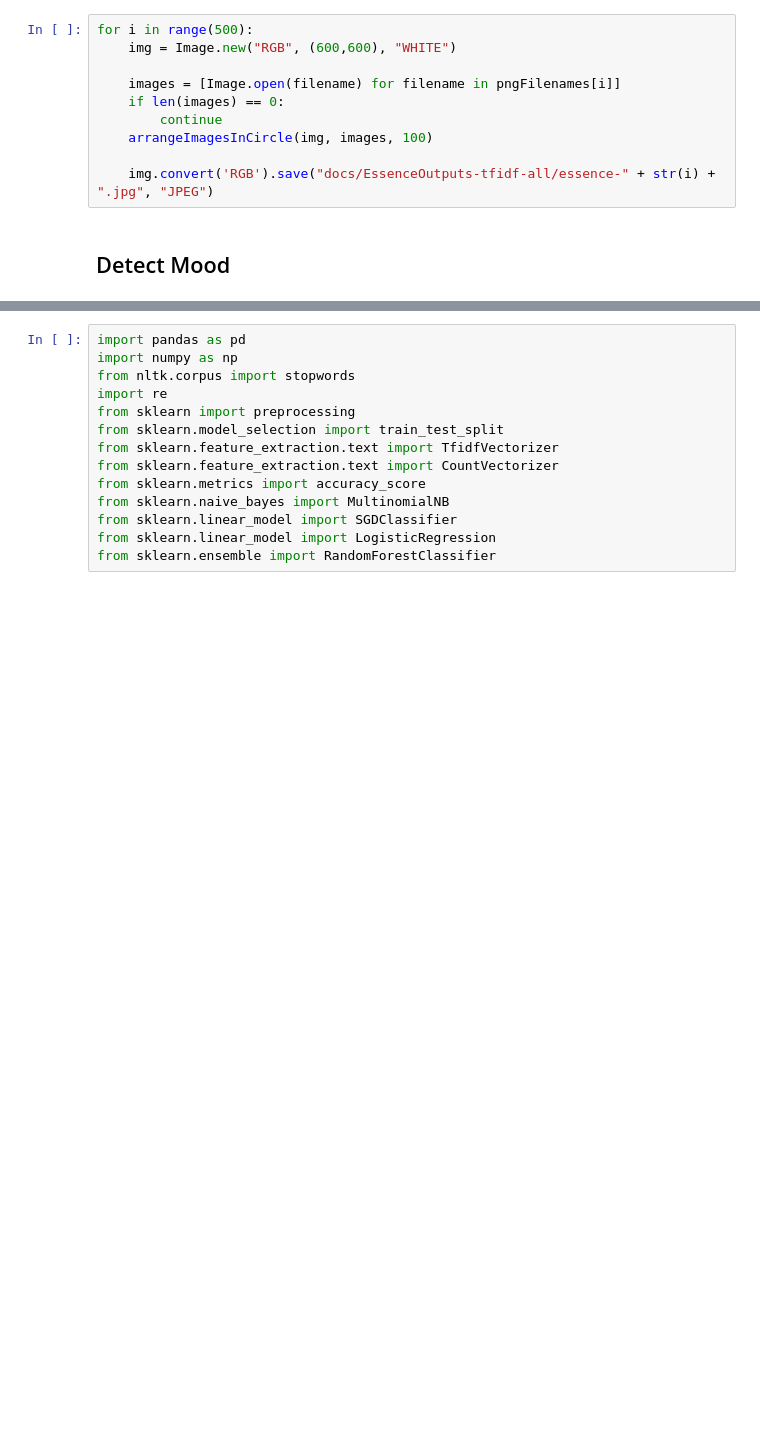
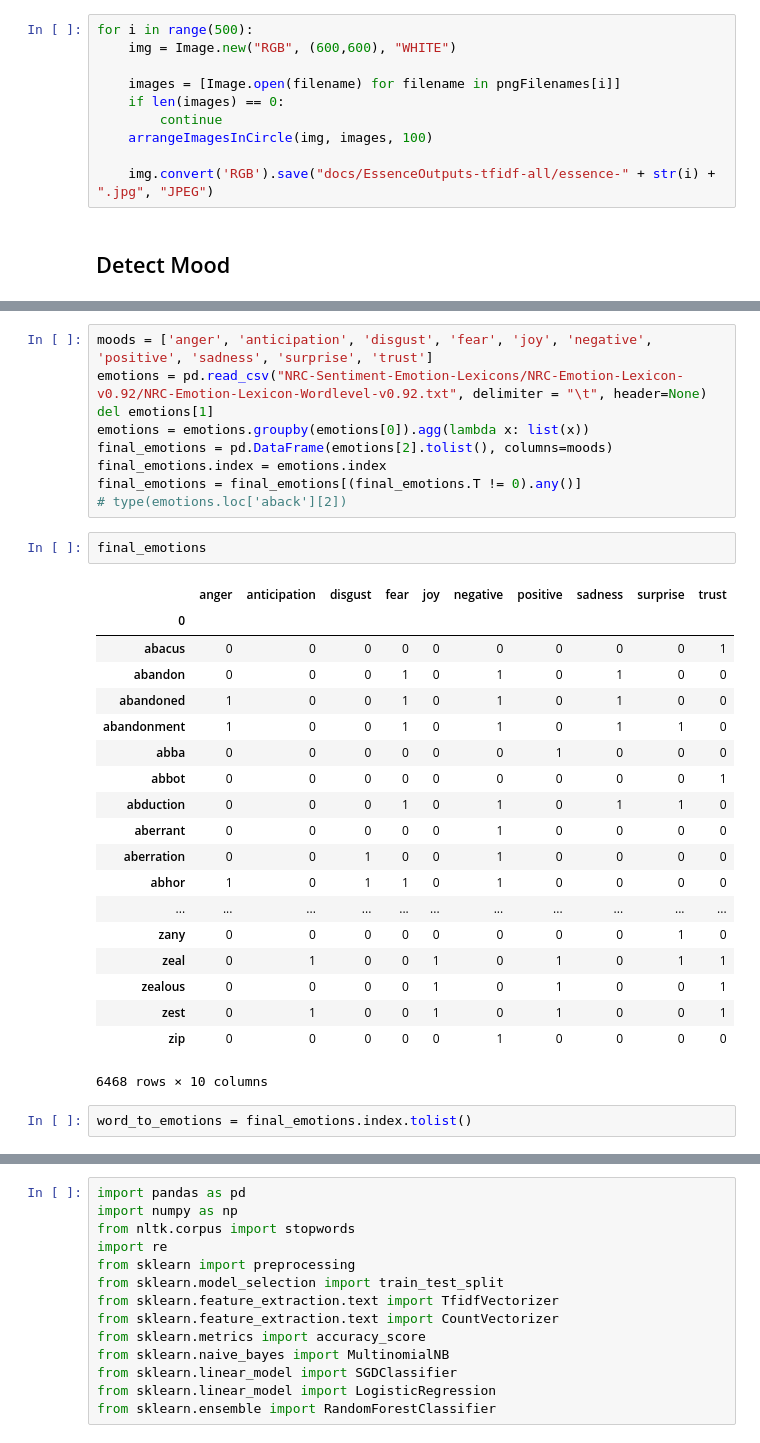
Before and after one commit to akrishna77/CS8903-Essence, a Jupyter notebook: Essence.ipynb, the cells around one changed output, grey strips where cells are left out. Cells and saved outputs as stored; diff of their text form; blank space fills up the shorter version.

```diff
--- a/Essence.ipynb
+++ b/Essence.ipynb
@@ -681,0 +636,33 @@ paintings
+# %%
+moods = ['anger', 'anticipation', 'disgust', 'fear', 'joy', 'negative', 'positive', 'sadness', 'surprise', 'trust']
+emotions = pd.read_csv("NRC-Sentiment-Emotion-Lexicons/NRC-Emotion-Lexicon-v0.92/NRC-Emotion-Lexicon-Wordlevel-v0.92.txt", delimiter = "\t", header=None)
+del emotions[1]
+emotions = emotions.groupby(emotions[0]).agg(lambda x: list(x))
+final_emotions = pd.DataFrame(emotions[2].tolist(), columns=moods)
+final_emotions.index = emotions.index
+final_emotions = final_emotions[(final_emotions.T != 0).any()]
+# type(emotions.loc['aback'][2])
+# %%
+final_emotions
+# %% [output]
+|  | anger | anticipation | disgust | fear | joy | negative | positive | sadness | surprise | trust |
+| 0 |  |  |  |  |  |  |  |  |  |  |
+| abacus | 0 | 0 | 0 | 0 | 0 | 0 | 0 | 0 | 0 | 1 |
+| abandon | 0 | 0 | 0 | 1 | 0 | 1 | 0 | 1 | 0 | 0 |
+| abandoned | 1 | 0 | 0 | 1 | 0 | 1 | 0 | 1 | 0 | 0 |
+| abandonment | 1 | 0 | 0 | 1 | 0 | 1 | 0 | 1 | 1 | 0 |
+| abba | 0 | 0 | 0 | 0 | 0 | 0 | 1 | 0 | 0 | 0 |
+| abbot | 0 | 0 | 0 | 0 | 0 | 0 | 0 | 0 | 0 | 1 |
+| abduction | 0 | 0 | 0 | 1 | 0 | 1 | 0 | 1 | 1 | 0 |
+| aberrant | 0 | 0 | 0 | 0 | 0 | 1 | 0 | 0 | 0 | 0 |
+| aberration | 0 | 0 | 1 | 0 | 0 | 1 | 0 | 0 | 0 | 0 |
+| abhor | 1 | 0 | 1 | 1 | 0 | 1 | 0 | 0 | 0 | 0 |
+| ... | ... | ... | ... | ... | ... | ... | ... | ... | ... | ... |
+| zany | 0 | 0 | 0 | 0 | 0 | 0 | 0 | 0 | 1 | 0 |
+| zeal | 0 | 1 | 0 | 0 | 1 | 0 | 1 | 0 | 1 | 1 |
+| zealous | 0 | 0 | 0 | 0 | 1 | 0 | 1 | 0 | 0 | 1 |
+| zest | 0 | 1 | 0 | 0 | 1 | 0 | 1 | 0 | 0 | 1 |
+| zip | 0 | 0 | 0 | 0 | 0 | 1 | 0 | 0 | 0 | 0 |
+6468 rows × 10 columns
+# %%
+word_to_emotions = final_emotions.index.tolist()
```
Also changed, not shown: parts of 10 cells of this notebook.
